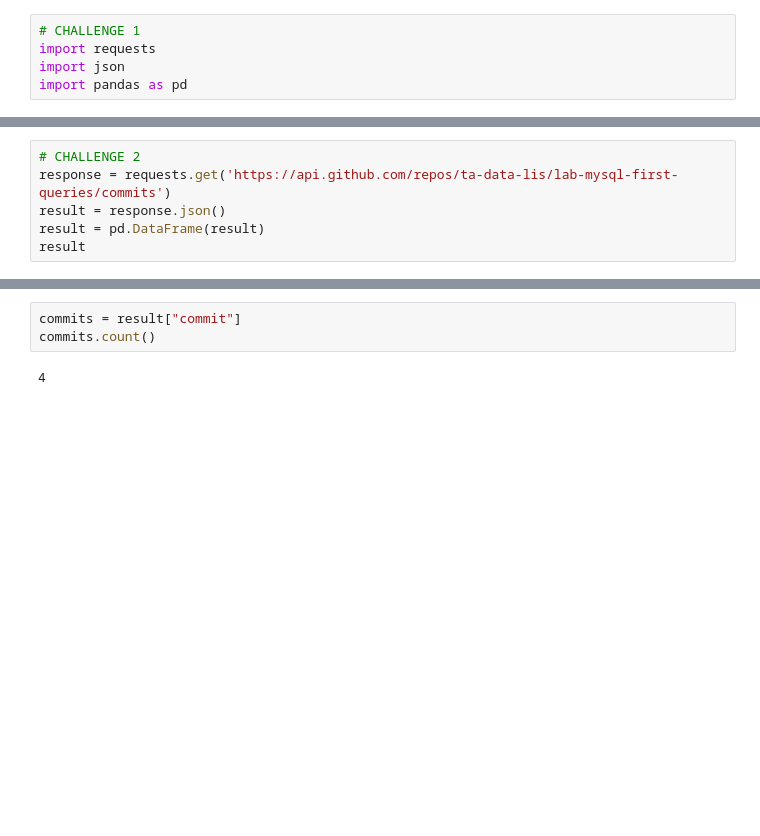
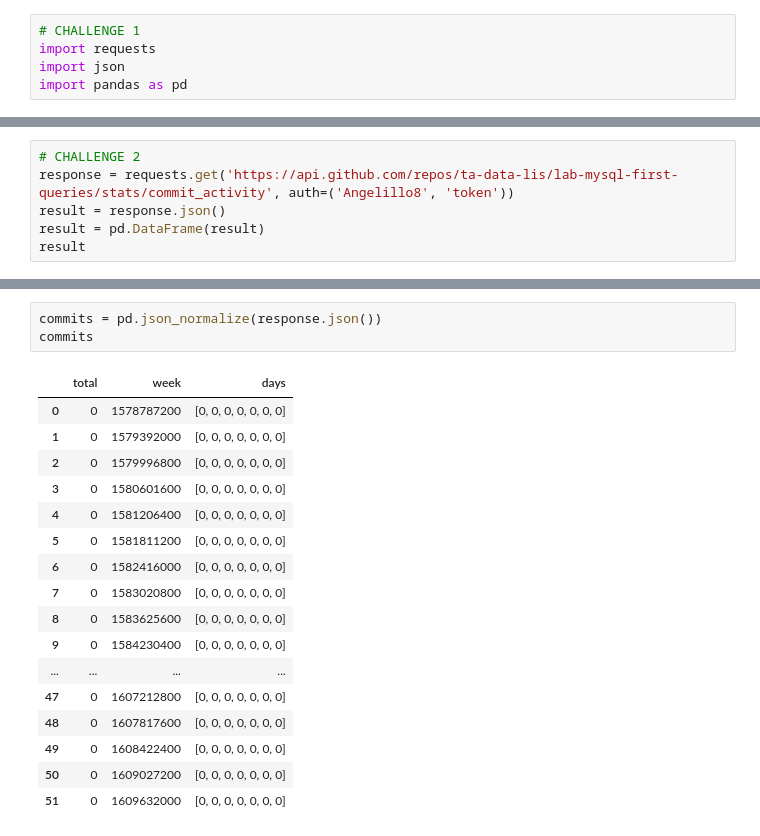
Before and after one commit to ta-data-lis/lab-api-scavenger, a Jupyter notebook: your-code/main.ipynb, the cells around one changed output, grey strips where cells are left out. Saved outputs shown, nothing was run; the diff lists cells and outputs as text; blank space fills up the shorter version.

```diff
--- a/your-code/main.ipynb
+++ b/your-code/main.ipynb
@@ -36,6 +33,6 @@ languages
 # %%
 # CHALLENGE 2
-response = requests.get('https://api.github.com/repos/ta-data-lis/lab-mysql-first-queries/commits')
+response = requests.get('https://api.github.com/repos/ta-data-lis/lab-mysql-first-queries/stats/commit_activity', auth=('Angelillo8', 'token'))
 result = response.json()
 result = pd.DataFrame(result)
 result
@@ -48,5 +57,21 @@ result
-# %%
-commits = result["commit"]
-commits.count()
-# %% [output]
-4
+# %%
+commits = pd.json_normalize(response.json())
+commits
+# %% [output]
+|  | total | week | days |
+| 0 | 0 | 1578787200 | [0, 0, 0, 0, 0, 0, 0] |
+| 1 | 0 | 1579392000 | [0, 0, 0, 0, 0, 0, 0] |
+| 2 | 0 | 1579996800 | [0, 0, 0, 0, 0, 0, 0] |
+| 3 | 0 | 1580601600 | [0, 0, 0, 0, 0, 0, 0] |
+| 4 | 0 | 1581206400 | [0, 0, 0, 0, 0, 0, 0] |
+| 5 | 0 | 1581811200 | [0, 0, 0, 0, 0, 0, 0] |
+| 6 | 0 | 1582416000 | [0, 0, 0, 0, 0, 0, 0] |
+| 7 | 0 | 1583020800 | [0, 0, 0, 0, 0, 0, 0] |
+| 8 | 0 | 1583625600 | [0, 0, 0, 0, 0, 0, 0] |
+| 9 | 0 | 1584230400 | [0, 0, 0, 0, 0, 0, 0] |
+| ... | ... | ... | ... |
+| 47 | 0 | 1607212800 | [0, 0, 0, 0, 0, 0, 0] |
+| 48 | 0 | 1607817600 | [0, 0, 0, 0, 0, 0, 0] |
+| 49 | 0 | 1608422400 | [0, 0, 0, 0, 0, 0, 0] |
+| 50 | 0 | 1609027200 | [0, 0, 0, 0, 0, 0, 0] |
+| 51 | 0 | 1609632000 | [0, 0, 0, 0, 0, 0, 0] |
```
Also changed, not shown: parts of 3 cells of this notebook.
